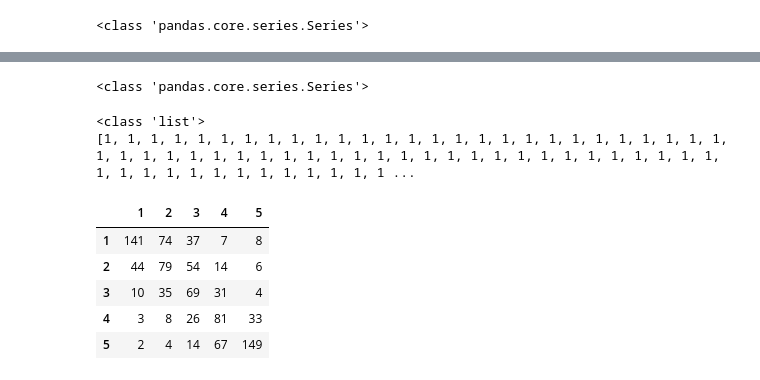
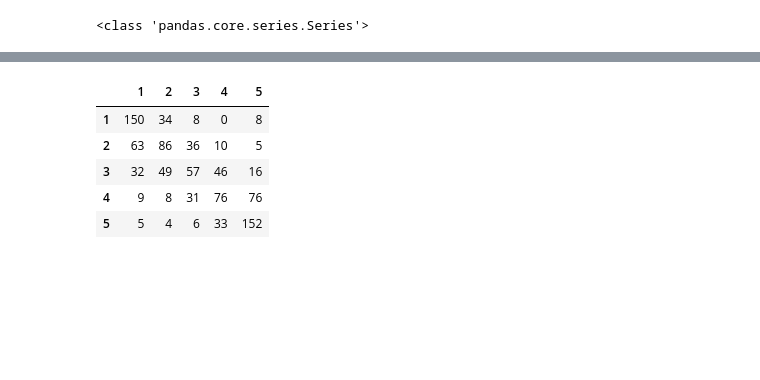
Before and after one commit to developer-onizuka/MachineLearningOnAWS, a Jupyter notebook: load_model.ipynb, the cells around one changed output, grey strips where cells are left out. Drawn from its saved outputs; the diff is of its cells as text; code cells hidden in the pictures; blank space fills up the shorter version.

```diff
--- a/load_model.ipynb
+++ b/load_model.ipynb
@@ -175,31 +186,20 @@ print(y_test2)
-# %%
-print(type(y_true))
-y_true2 = [x for x in y_true.values]
-# %% [output]
-<class 'pandas.core.series.Series'>
-# %%
-print(type(y_true2))
-print(y_true2)
-# %% [output]
-<class 'list'>
-[1, 1, 1, 1, 1, 1, 1, 1, 1, 1, 1, 1, 1, 1, 1, 1, 1, 1, 1, 1, 1, 1, 1, 1, 1, 1, 1, 1, 1, 1, 1, 1, 1, 1, 1, 1, 1, 1, 1, 1, 1, 1, 1, 1, 1, 1, 1, 1, 1, 1, 1, 1, 1, 1, 1, 1, 1, 1, 1, 1, 1, 1, 1, 1, 1, 1, 1 ...
 # %%
 from sklearn.metrics import confusion_matrix
 import numpy as np
 import seaborn as sns
 import matplotlib.pyplot as plt
 
 #print(CLASSES)
-cm = confusion_matrix(y_test2, y_true2, labels=CLASSES)
+cm = confusion_matrix(y_true2, y_test2, labels=CLASSES)
 cm_df = pd.DataFrame(cm, index=CLASSES, columns=CLASSES)
 cm_df
 # %% [output]
 |  | 1 | 2 | 3 | 4 | 5 |
-| 1 | 141 | 74 | 37 | 7 | 8 |
-| 2 | 44 | 79 | 54 | 14 | 6 |
-| 3 | 10 | 35 | 69 | 31 | 4 |
-| 4 | 3 | 8 | 26 | 81 | 33 |
-| 5 | 2 | 4 | 14 | 67 | 149 |
+| 1 | 150 | 34 | 8 | 0 | 8 |
+| 2 | 63 | 86 | 36 | 10 | 5 |
+| 3 | 32 | 49 | 57 | 46 | 16 |
+| 4 | 9 | 8 | 31 | 76 | 76 |
+| 5 | 5 | 4 | 6 | 33 | 152 |
 # %%
 arrayX = []
 for array in cm:
```
Also changed, not shown: parts of 9 cells of this notebook.
